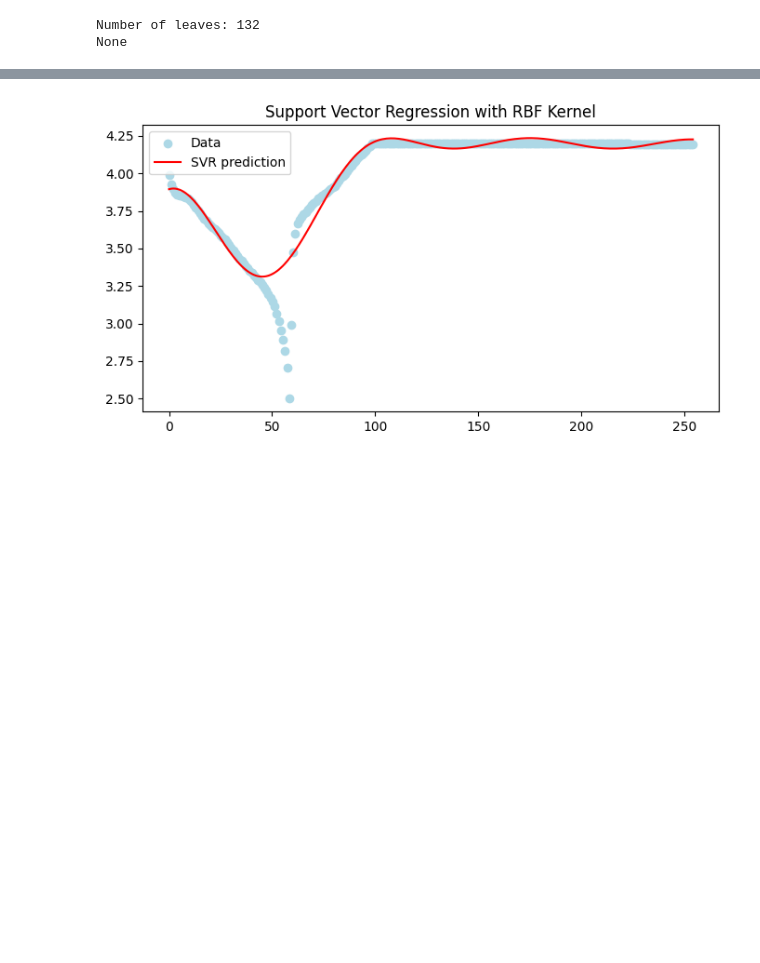
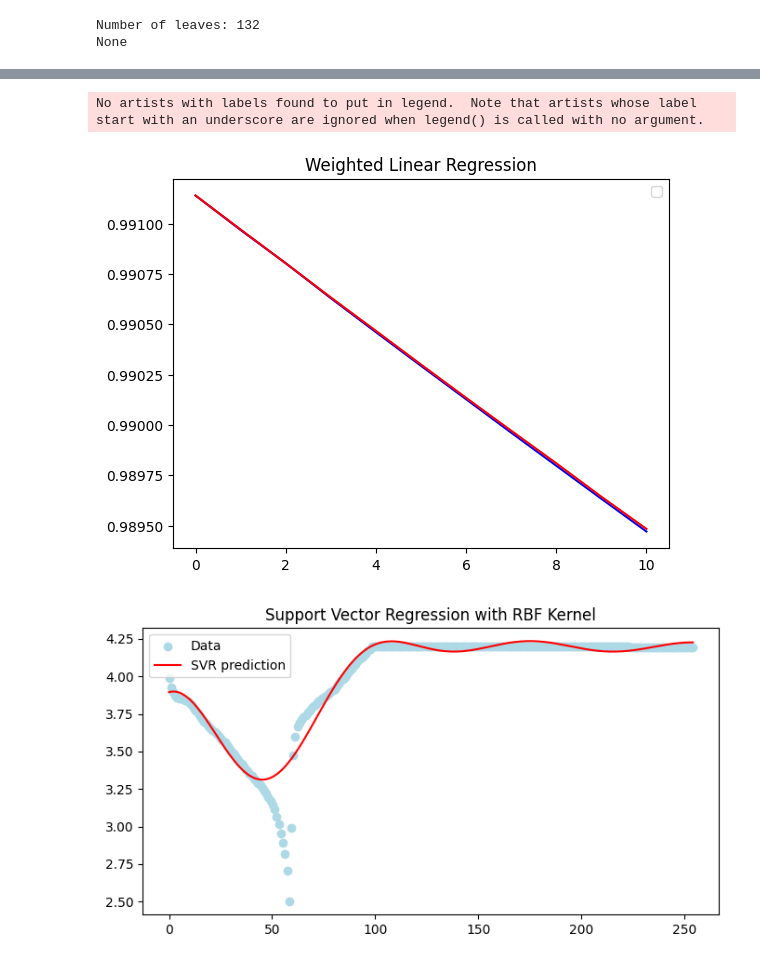
Before and after one commit to frekkoz3/EESTEC-HACKATHON-2025, a Jupyter notebook: curve_representation.ipynb, the cells around one changed output, grey strips where cells are left out. Cells and saved outputs as stored; diff of their text form; code cells hidden in the pictures; blank space fills up the shorter version.

Commit message:
weighted linear regression working for soh regression

```diff
--- a/curve_representation.ipynb
+++ b/curve_representation.ipynb
@@ -337,3 +351,31 @@ Mean Squared Error: 0.0000
+# %%
+from sklearn.linear_model import LinearRegression
+import numpy as np
+
+x = np.array(curve_embeeding)
+y = np.array(soh_values)
+X_train, X_test, y_train, y_test = train_test_split(x, y, test_size=0.2, random_state=42, shuffle = False)
+
+# Linearly increasing weights: more weight to recent (later) points
+weights = np.linspace(1, 5, len(X_train))
+
+# Fit weighted linear regression
+model = LinearRegression()
+model.fit(X_train, y_train, sample_weight=weights)
+
+# Predict
+y_pred = model.predict(X_test)
+# %%
+import matplotlib.pyplot as plt
+
+plt.plot(y_test, color='blue')
+plt.plot(y_pred, color='red')
+plt.legend()
+plt.title("Weighted Linear Regression")
+plt.show()
+# %% [output]
+No artists with labels found to put in legend.  Note that artists whose label start with an underscore are ignored when legend() is called with no argument.
+[figure, added]
 # %%
 import numpy as np
 import matplotlib.pyplot as plt
```
Also changed, not shown: parts of 4 cells of this notebook.
